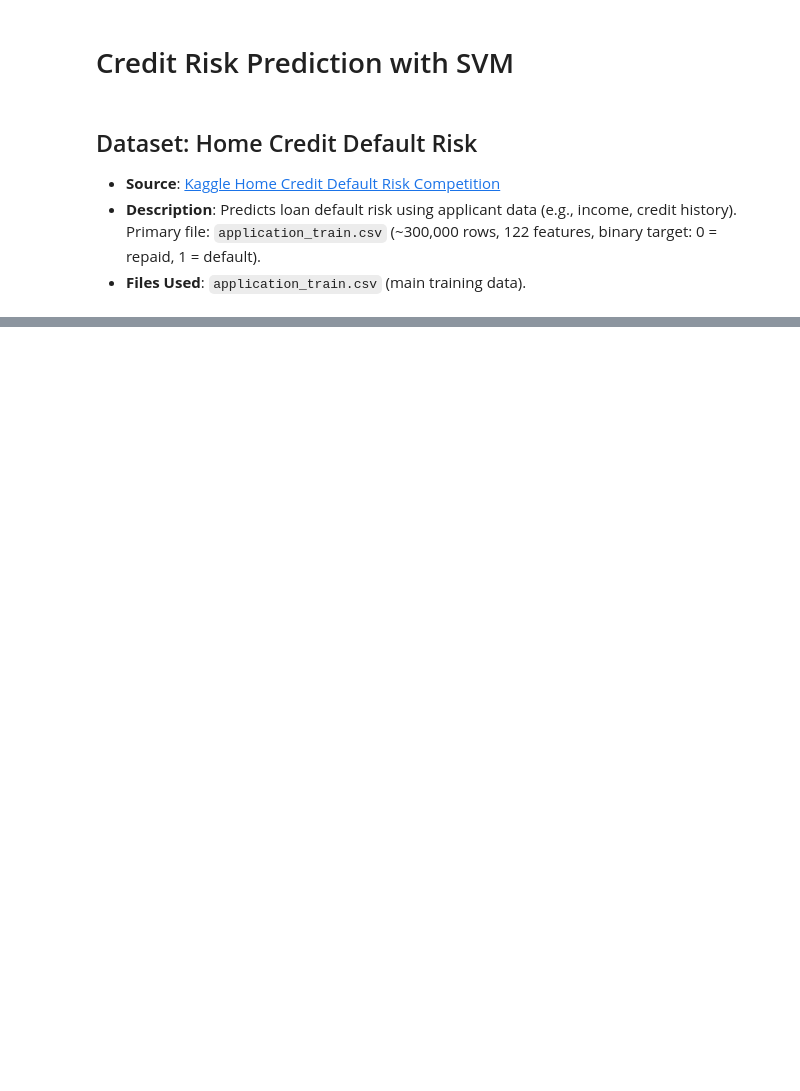
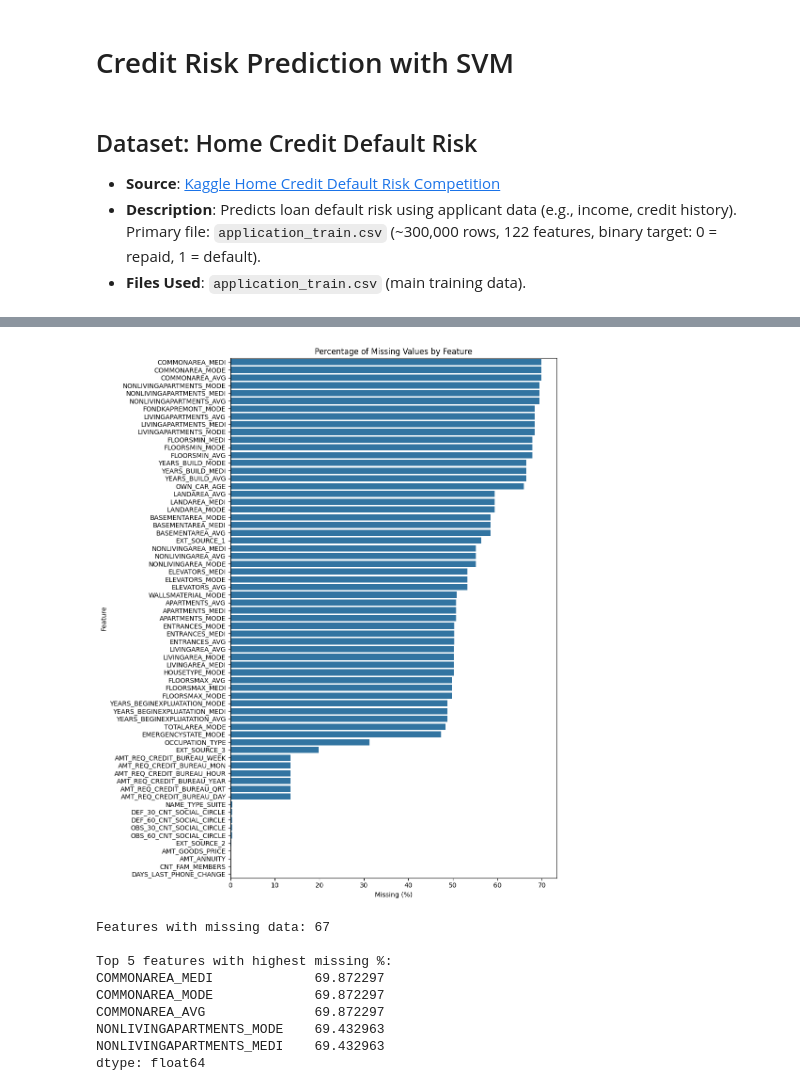
Before and after one commit to GoudyMT/credit-risk-svm, a Jupyter notebook: notebooks/credit_risk_svm.ipynb, the cells around one changed output, grey strips where cells are left out. Cells and saved outputs as stored; diff of their text form; code cells hidden in the pictures; blank space fills up the shorter version.

Commit message:
Add EDA with visualizations for missing values, target, features, and correlations

```diff
--- a/notebooks/credit_risk_svm.ipynb
+++ b/notebooks/credit_risk_svm.ipynb
@@ -39,0 +46,30 @@ Name: proportion, dtype: float64
+# %%
+# Calculate percentage of missing values per column
+missing = df.isnull().mean() * 100
+missing = missing[missing > 0].sort_values(ascending=False)
+
+# Plot missing values
+plt.figure(figsize=(10, 12))
+sns.barplot(x=missing.values, y=missing.index)
+plt.title('Percentage of Missing Values by Feature')
+plt.xlabel('Missing (%)')
+plt.ylabel('Feature')
+plt.savefig('../images/missing_values.png', dpi=300)
+plt.tight_layout()
+plt.show()
+
+# Summary
+print(f"Features with missing data: {len(missing)}")
+print("\nTop 5 features with highest missing %:")
+print(missing.head())
+# %% [output]
+[figure, added]
+Features with missing data: 67
+
+Top 5 features with highest missing %:
+COMMONAREA_MEDI             69.872297
+COMMONAREA_MODE             69.872297
+COMMONAREA_AVG              69.872297
+NONLIVINGAPARTMENTS_MODE    69.432963
+NONLIVINGAPARTMENTS_MEDI    69.432963
+dtype: float64
```
Also changed, not shown: parts of 7 cells of this notebook, 4 other files.
